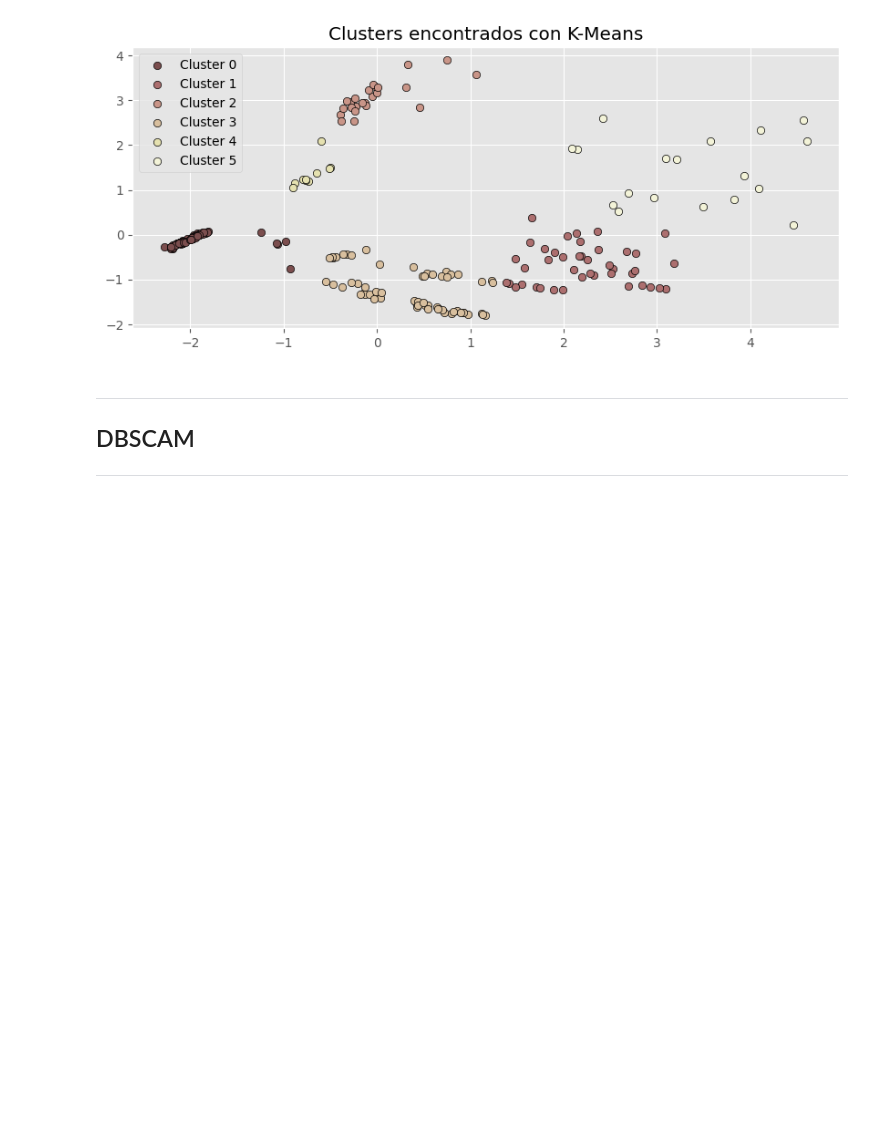
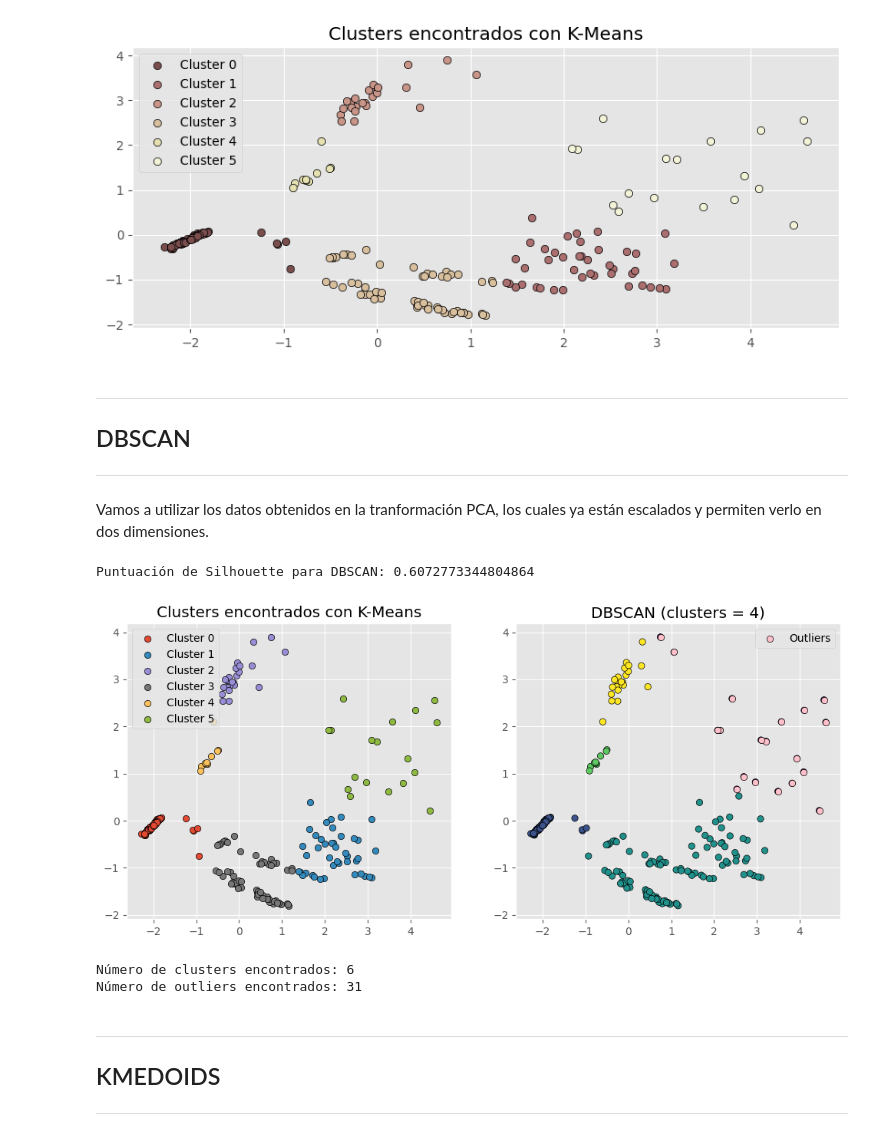
Before and after one commit to NathaliaMoniz/GRUPO09_Practica2, a Jupyter notebook: Practica.ipynb, the cells around one changed output. Saved outputs shown, nothing was run; the diff lists cells and outputs as text; code cells hidden in the pictures; blank space fills up the shorter version.

```diff
--- a/Practica.ipynb
+++ b/Practica.ipynb
@@ -620,5 +623,82 @@ plt.show()
 [figure]
 # %% [markdown]
 ----------------------------------------------------------------------------------------------------------------
-## DBSCAM
+## DBSCAN
 ----------------------------------------------------------------------------------------------------------------
+# %% [markdown]
+Vamos a utilizar los datos obtenidos en la tranformación PCA, los cuales ya están escalados y permiten verlo en dos dimensiones.
+# %%
+from sklearn.cluster import KMeans, DBSCAN
+from sklearn.metrics import silhouette_score
+import matplotlib.pyplot as plt
+
+# Clustering Kmeans
+y_predict_Kmeans = KMeans(n_clusters=6, n_init=25, random_state=23).fit_predict(X=X_trans)
+
+# Preparar la figura
+fig, ax = plt.subplots(1, 2, figsize=(12, 5))
+
+# Gráfico de Kmeans
+for i in np.unique(y_predict_Kmeans):
+    ax[0].scatter(
+        x=X_trans[y_predict_Kmeans == i, 0],
+        y=X_trans[y_predict_Kmeans == i, 1],
+        c=plt.rcParams['axes.prop_cycle'].by_key()['color'][i],
+        marker='o',
+        edgecolor='black',
+        label=f"Cluster {i}"
+    )
+ax[0].set_title('Clusters encontrados con K-Means')
+ax[0].legend()
+
+# Clustering DBSCAN
+modelo_dbscan = DBSCAN(eps=0.6, min_samples=7, metric='euclidean')
+labels = modelo_dbscan.fit_predict(X_trans)
+
+# Calcular la puntuación de Silhouette
+silhouette_avg = silhouette_score(X_trans, labels)
+
+# Gráfico de DBSCAN
+scatter = ax[1].scatter(
+    x=X_trans[:, 0],
+    y=X_trans[:, 1],
+    c=labels,
+    marker='o',
+    edgecolor='black'
+)
+
+# Outliers identificados con el label -1
+outliers = ax[1].scatter(
+    x=X_trans[labels == -1, 0],
+    y=X_trans[labels == -1, 1],
+    c='pink',
+    marker='o',
+    edgecolor='black',
+    label='outliers'
+)
+
+ax[1].set_title(f'DBSCAN (clusters = {len(set(labels)) - (1 if -1 in labels else 0)})')
+ax[1].legend(handles=[outliers], labels=['Outliers'])
+
+# Imprimir la puntuación de Silhouette
+print(f'Puntuación de Silhouette para DBSCAN: {silhouette_avg}')
+
+plt.show()
+# %% [output]
+Puntuación de Silhouette para DBSCAN: 0.6072773344804864
+[figure, added]
+# %%
+# Número de clusters y observaciones "outliers"
+# ==============================================================================
+n_clusters = len(set(labels)) - (1 if -1 in labels else 0)
+n_noise    = list(labels).count(-1)
+
+print(f'Número de clusters encontrados: {n_clusters}')
+print(f'Número de outliers encontrados: {n_noise}')
+# %% [output]
+Número de clusters encontrados: 6
+Número de outliers encontrados: 31
+# %% [markdown]
+----------------------------------------------------------------------------------------------------------------
+## KMEDOIDS
+----------------------------------------------------------------------------------------------------------------
```
Also changed, not shown: parts of 6 cells of this notebook.
